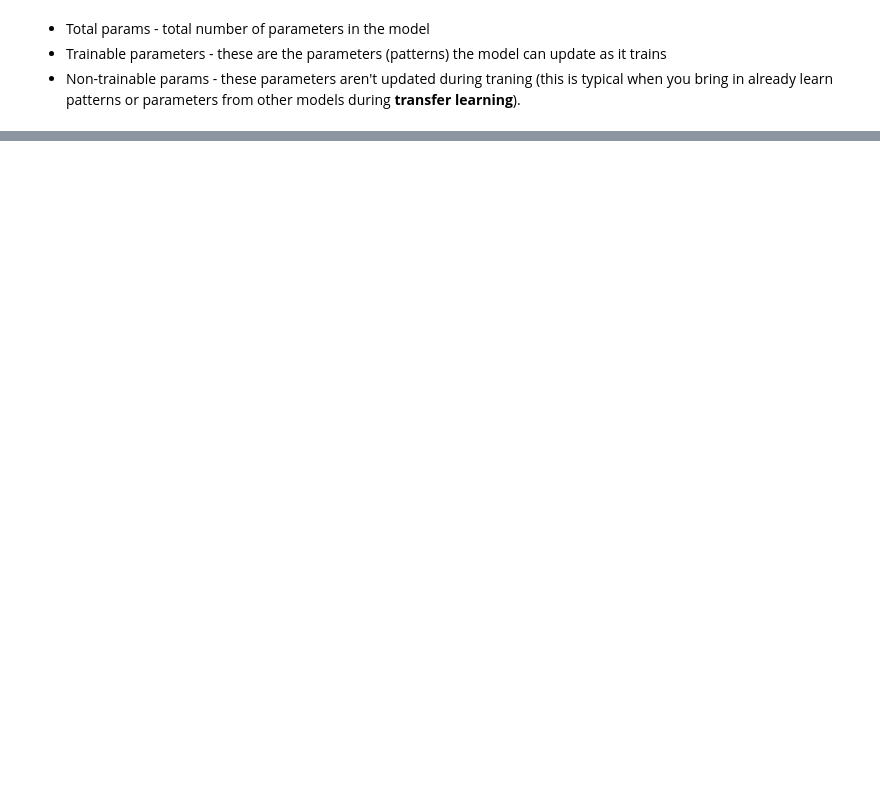
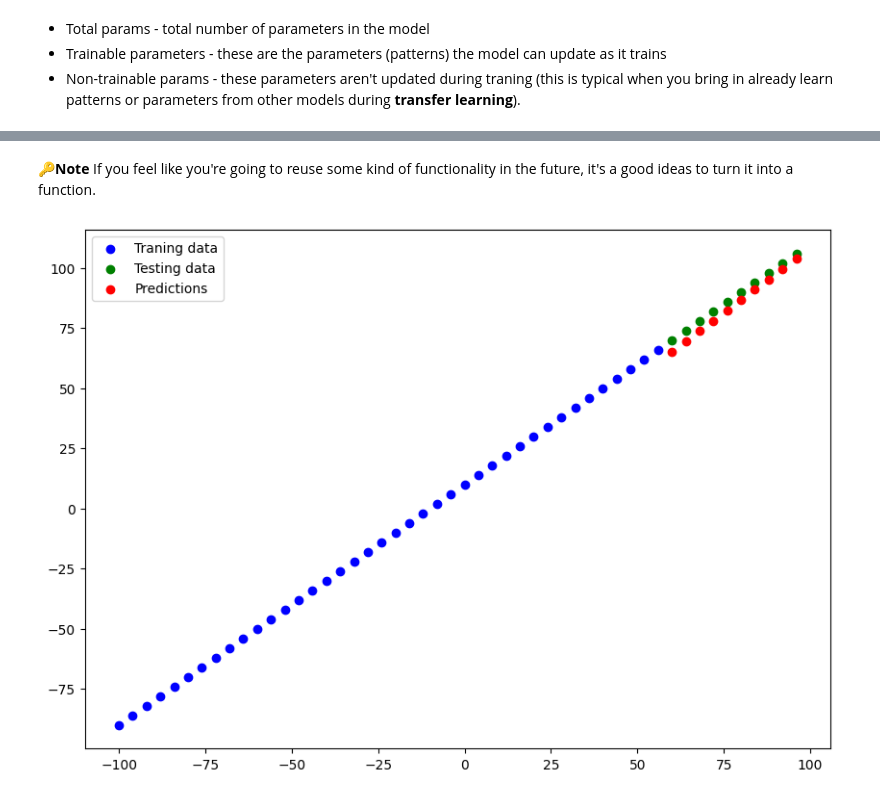
Before and after one commit to dangnha/tensorflow, a Jupyter notebook: Neural_network_regression.ipynb, the cells around one changed output, grey strips where cells are left out. Drawn from its saved outputs; the diff is of its cells as text; code cells hidden in the pictures; blank space fills up the shorter version.

```diff
--- a/Neural_network_regression.ipynb
+++ b/Neural_network_regression.ipynb
@@ -266,0 +381,4 @@ X.shape, (X.shape[0],1), X[0].shape, X
+# %%
+# Make some predictions
+y_pred = model.predict(X_test)
+y_pred, y_test
@@ -266,0 +404,30 @@ X.shape, (X.shape[0],1), X[0].shape, X
+# %% [markdown]
+🔑**Note** If you feel like you're going to reuse some kind of functionality in the future, it's a good ideas to turn it into a function.
+# %%
+# Let's create a plotting function
+def plot_predictions(train_data,
+                     train_labels,
+                     test_data,
+                     test_labels,
+                     predictions):
+  """
+  Plots training data, test data and compares predictions to ground truth labels
+  """
+  # This is the test set
+  plt.figure(figsize=(10, 7))
+  # Plot traning data in blue
+  plt.scatter(train_data, train_labels, c="b", label="Traning data")
+  # Plot traning data in blue
+  plt.scatter(test_data, test_labels, c="g", label="Testing data")
+  # Plot prediction in red
+  plt.scatter(test_data, predictions, c="r", label="Predictions")
+  # Show a legend
+  plt.legend()
+
+plot_predictions(X_train,
+                  y_train,
+                  X_test,
+                  y_test,
+                  y_pred)
+# %% [output]
+[figure, added]
```
Also changed, not shown: parts of 20 cells of this notebook.
